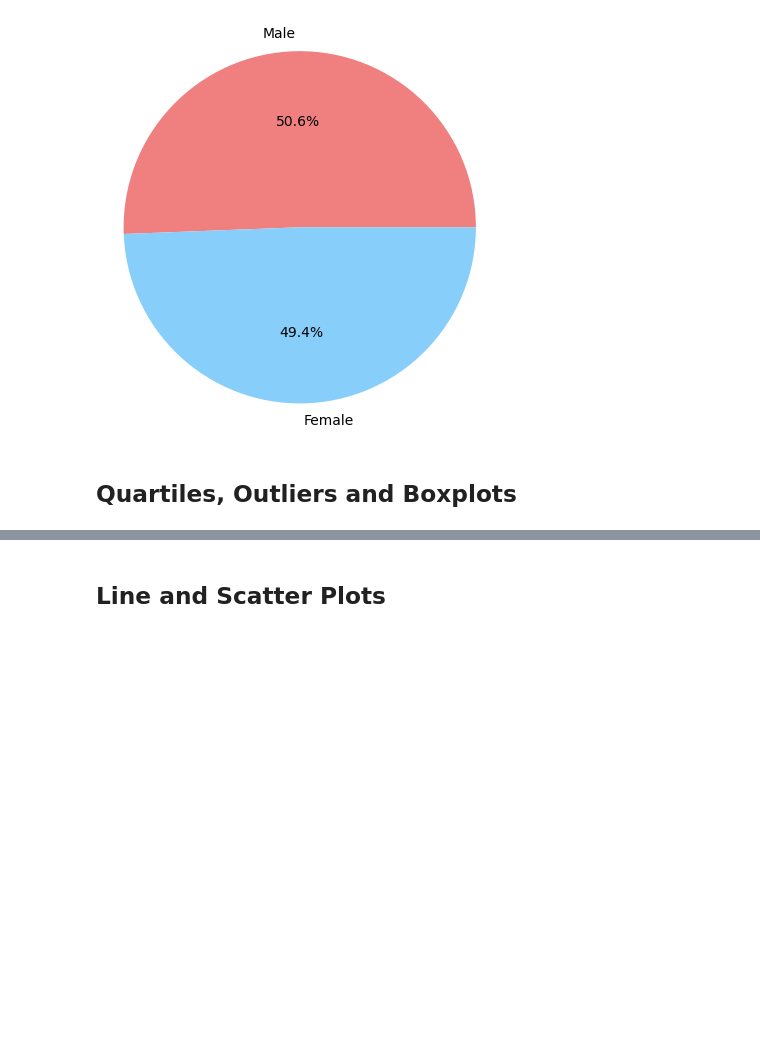
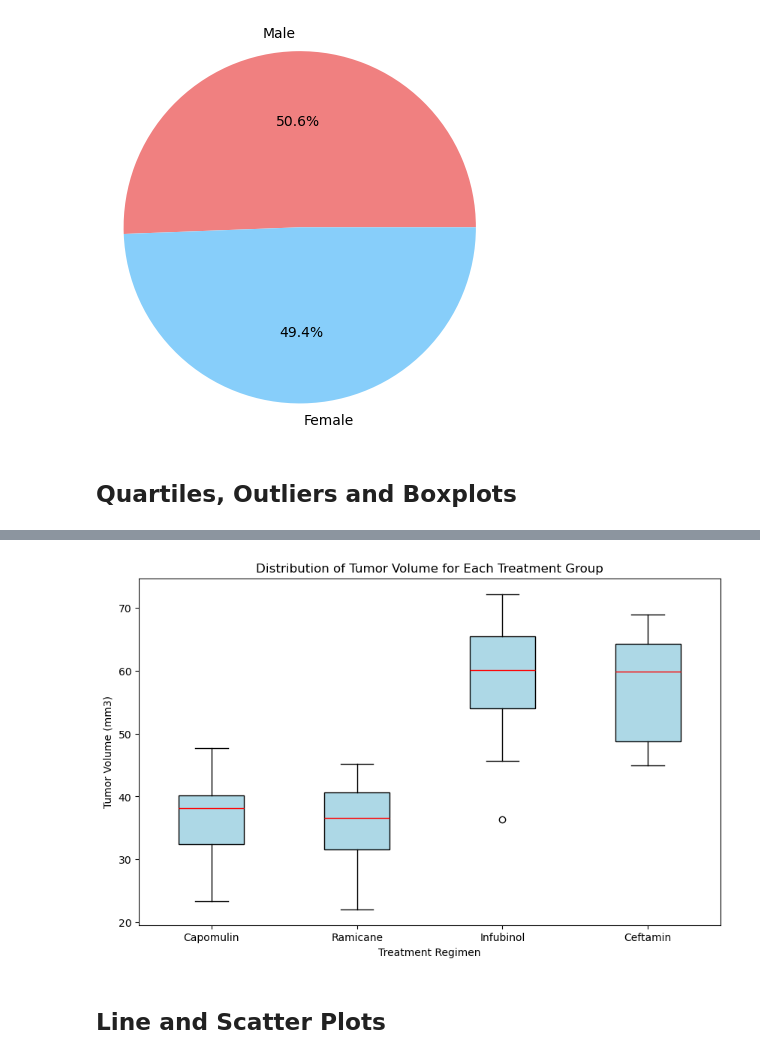
Before and after one commit to Kathyvng/Matplotlib_Challenge, a Jupyter notebook: pymaceuticals_starter.ipynb, the cells around one changed output, grey strips where cells are left out. Cells and saved outputs as stored; diff of their text form; code cells hidden in the pictures; blank space fills up the shorter version.

Commit message:
Boxplots

```diff
--- a/pymaceuticals_starter.ipynb
+++ b/pymaceuticals_starter.ipynb
@@ -255,8 +255,13 @@ plt.show()
 # %%
 # Calculate the final tumor volume of each mouse across four of the treatment regimens:
 # Capomulin, Ramicane, Infubinol, and Ceftamin
+filtered_data = combined_data[combined_data['Drug Regimen'].isin(['Capomulin', 'Ramicane', 'Infubinol', 'Ceftamin'])]
 
 # Start by getting the last (greatest) timepoint for each mouse
-
+last_timepoints = filtered_data.groupby('Mouse ID')['Timepoint'].max().reset_index()
 
 # Merge this group df with the original DataFrame to get the tumor volume at the last timepoint
+final_tumor_volume = pd.merge(last_timepoints, combined_data, on=['Mouse ID', 'Timepoint'], how='left')
+
+# Display the resulting DataFrame
+final_tumor_volume[['Mouse ID', 'Drug Regimen', 'Timepoint', 'Tumor Volume (mm3)']].head()
@@ -290,3 +327,21 @@ Ceftamin's potential outliers: Series([], Name: Tumor Volume (mm3), dtype: float
+# %%
+# Generate a box plot that shows the distribution of the tumor volume for each treatment group.
+plt.figure(figsize=(10, 6))
+plt.boxplot(tumor_vol_data, labels=treatments, patch_artist=True,
+            boxprops=dict(facecolor='lightblue', color='black'),
+            medianprops=dict(color='red'),
+            whiskerprops=dict(color='black'),
+            capprops=dict(color='black'))
+
+# Add titles and labels
+plt.title('Distribution of Tumor Volume for Each Treatment Group')
+plt.xlabel('Treatment Regimen')
+plt.ylabel('Tumor Volume (mm3)')
+
+# Show the plot
+plt.show()
+# %% [output]
+[figure, added]
 # %% [markdown]
 ## Line and Scatter Plots
 # %%
```
Also changed, not shown: parts of 4 cells of this notebook.
